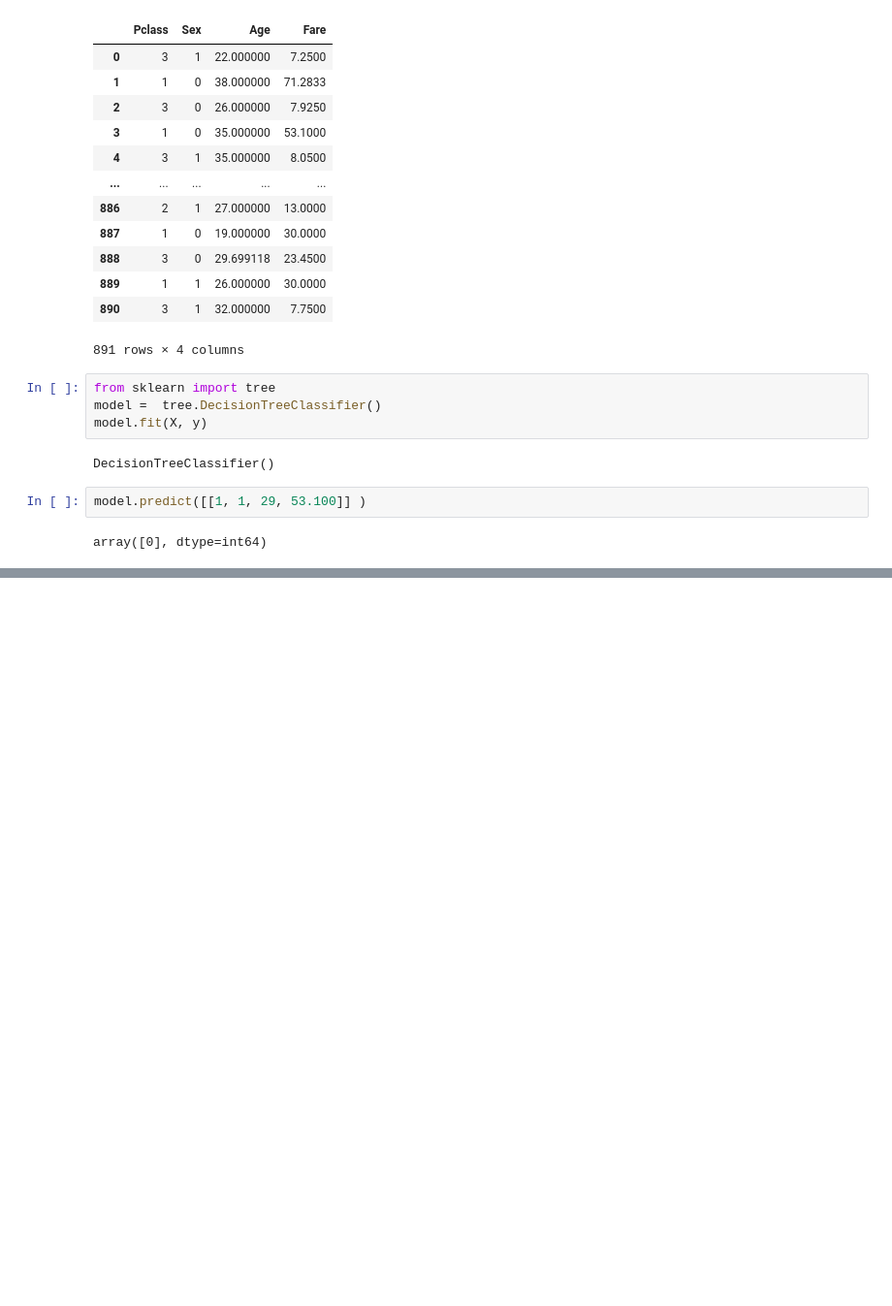
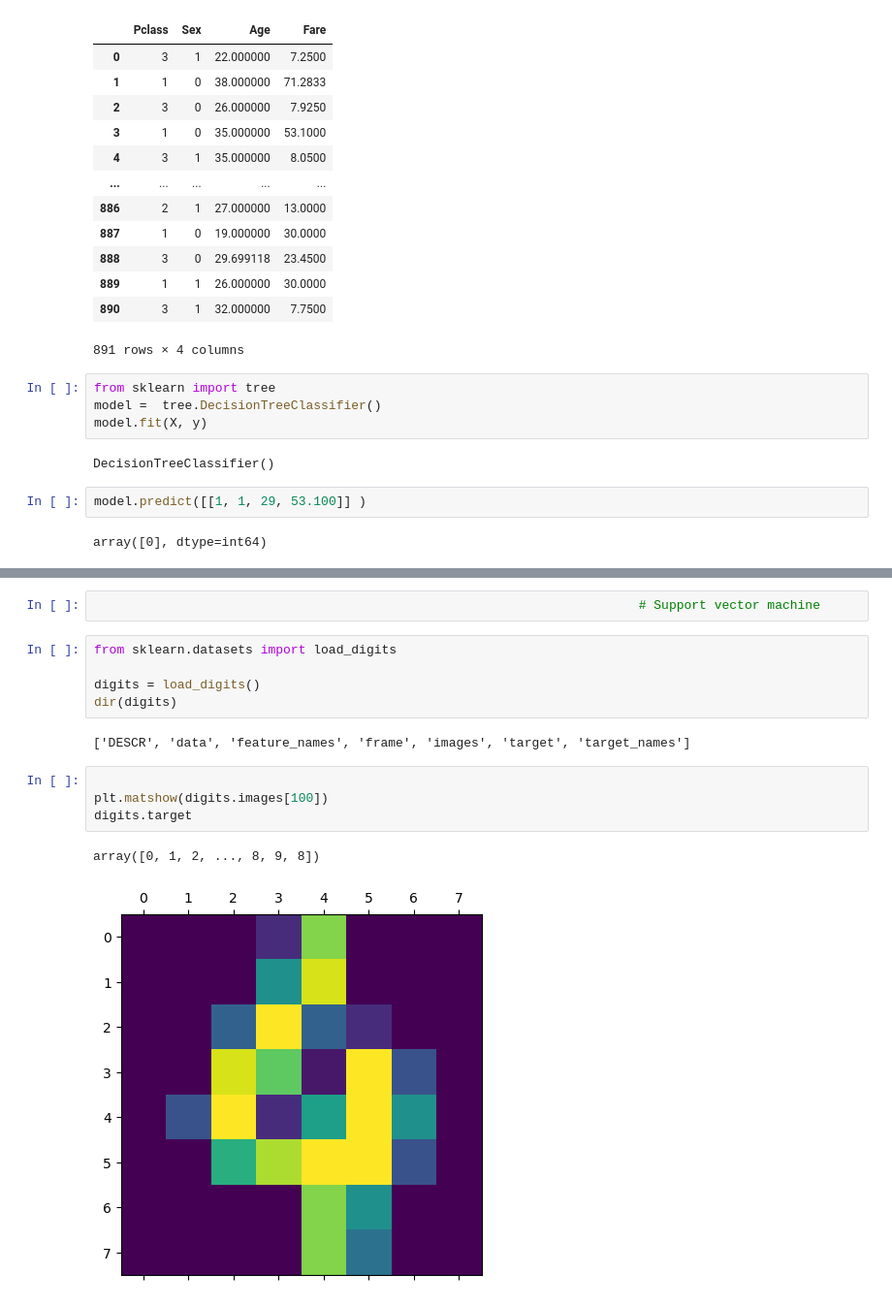
Before and after one commit to Sanjaypal1916/Machine-Learning, a Jupyter notebook: SKlearn.ipynb, the cells around one changed output, grey strips where cells are left out. Shown: that part at 97% size. Cells and saved outputs as stored; diff of their text form; blank space fills up the shorter version.

Commit message:
support vector machine

```diff
--- a/SKlearn.ipynb
+++ b/SKlearn.ipynb
@@ -455,0 +456,16 @@ model.score(X,y)
+# %%
+                                                                        # Support vector machine
+# %%
+from sklearn.datasets import load_digits
+
+digits = load_digits()
+dir(digits)
+# %% [output]
+['DESCR', 'data', 'feature_names', 'frame', 'images', 'target', 'target_names']
+# %%
+
+plt.matshow(digits.images[100])
+digits.target
+# %% [output]
+array([0, 1, 2, ..., 8, 9, 8])
+[figure, added]
```
Also changed, not shown: parts of 10 cells of this notebook, 1 other file.
